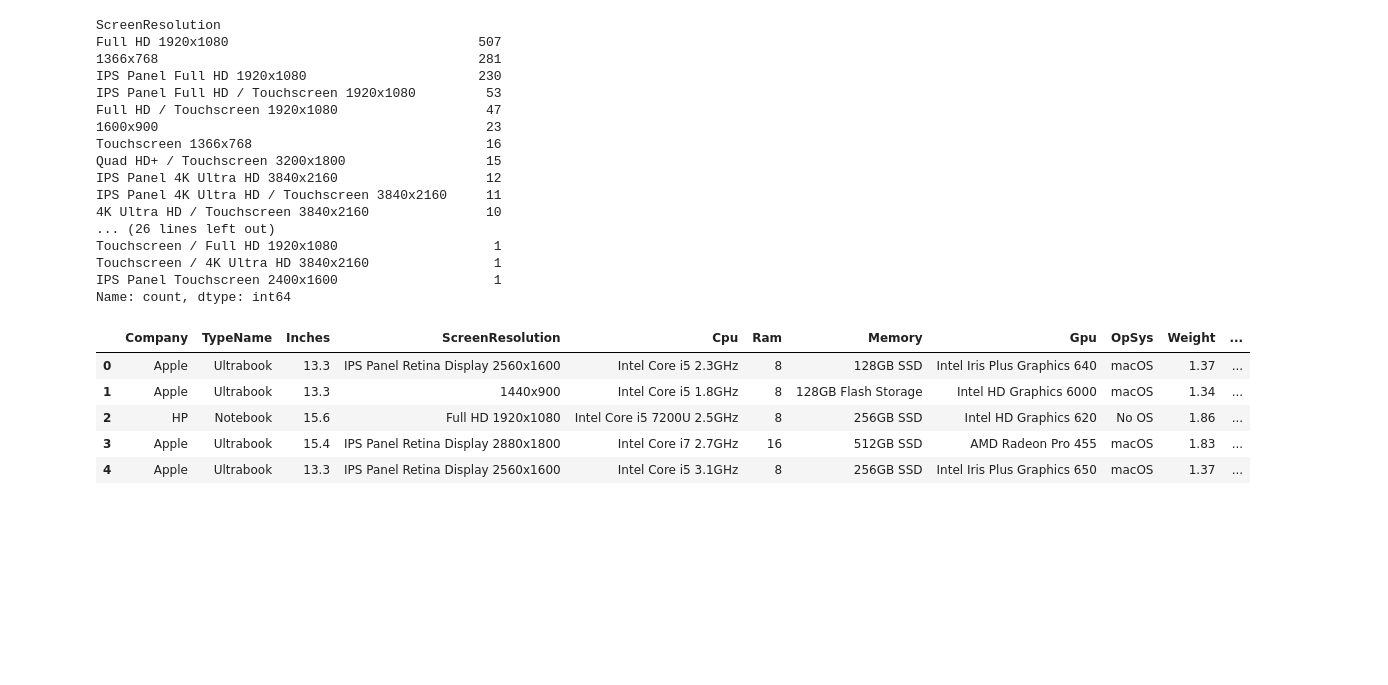
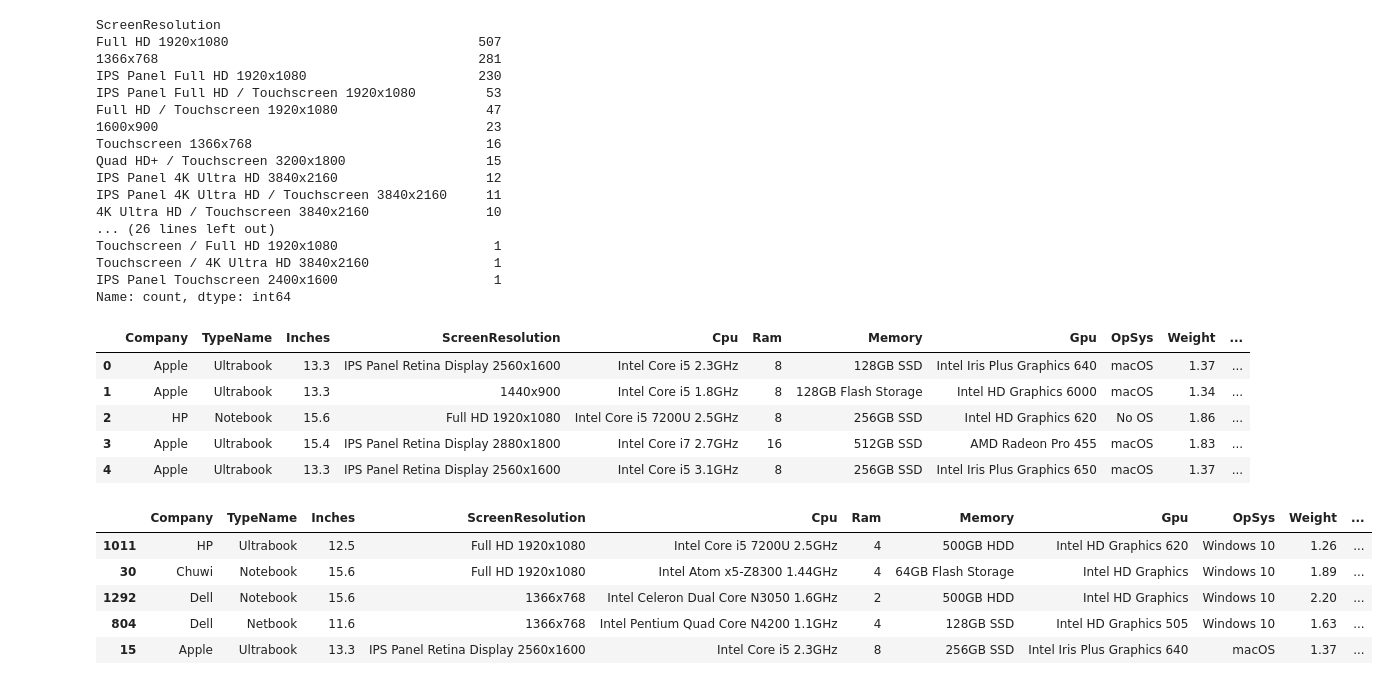
Before and after one commit to KabiraKabira7/laptop-price-predictor-ml-project, a Jupyter notebook: laptop_price_predictor.ipynb, the cells around one changed output. Drawn from its saved outputs; the diff is of its cells as text; code cells hidden in the pictures; blank space fills up the shorter version.

```diff
--- a/laptop_price_predictor.ipynb
+++ b/laptop_price_predictor.ipynb
@@ -305,3 +305,12 @@ df.head()
 | 2 | HP | Notebook | 15.6 | Full HD 1920x1080 | Intel Core i5 7200U 2.5GHz | 8 | 256GB SSD | Intel HD Graphics 620 | No OS | 1.86 | ... |
 | 3 | Apple | Ultrabook | 15.4 | IPS Panel Retina Display 2880x1800 | Intel Core i7 2.7GHz | 16 | 512GB SSD | AMD Radeon Pro 455 | macOS | 1.83 | ... |
 | 4 | Apple | Ultrabook | 13.3 | IPS Panel Retina Display 2560x1600 | Intel Core i5 3.1GHz | 8 | 256GB SSD | Intel Iris Plus Graphics 650 | macOS | 1.37 | ... |
+# %%
+df.sample(5)
+# %% [output]
+|  | Company | TypeName | Inches | ScreenResolution | Cpu | Ram | Memory | Gpu | OpSys | Weight | ... |
+| 1011 | HP | Ultrabook | 12.5 | Full HD 1920x1080 | Intel Core i5 7200U 2.5GHz | 4 | 500GB HDD | Intel HD Graphics 620 | Windows 10 | 1.26 | ... |
+| 30 | Chuwi | Notebook | 15.6 | Full HD 1920x1080 | Intel Atom x5-Z8300 1.44GHz | 4 | 64GB Flash Storage | Intel HD Graphics | Windows 10 | 1.89 | ... |
+| 1292 | Dell | Notebook | 15.6 | 1366x768 | Intel Celeron Dual Core N3050 1.6GHz | 2 | 500GB HDD | Intel HD Graphics | Windows 10 | 2.20 | ... |
+| 804 | Dell | Netbook | 11.6 | 1366x768 | Intel Pentium Quad Core N4200 1.1GHz | 4 | 128GB SSD | Intel HD Graphics 505 | Windows 10 | 1.63 | ... |
+| 15 | Apple | Ultrabook | 13.3 | IPS Panel Retina Display 2560x1600 | Intel Core i5 2.3GHz | 8 | 256GB SSD | Intel Iris Plus Graphics 640 | macOS | 1.37 | ... |
```
